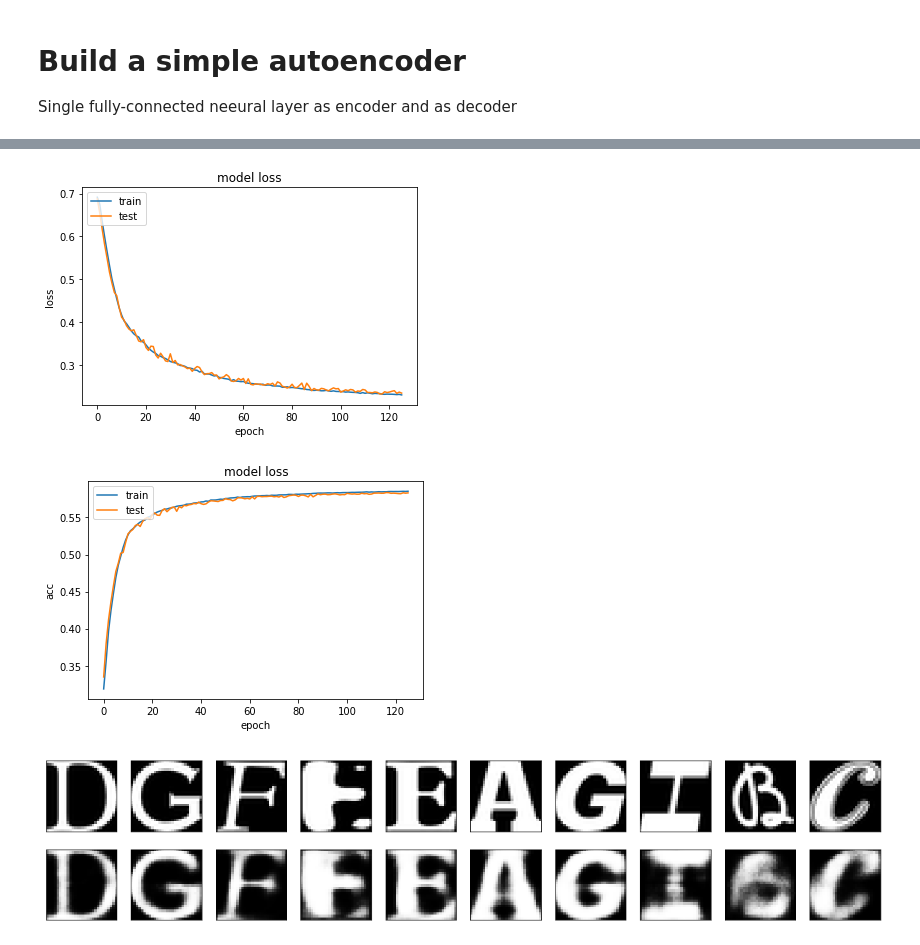
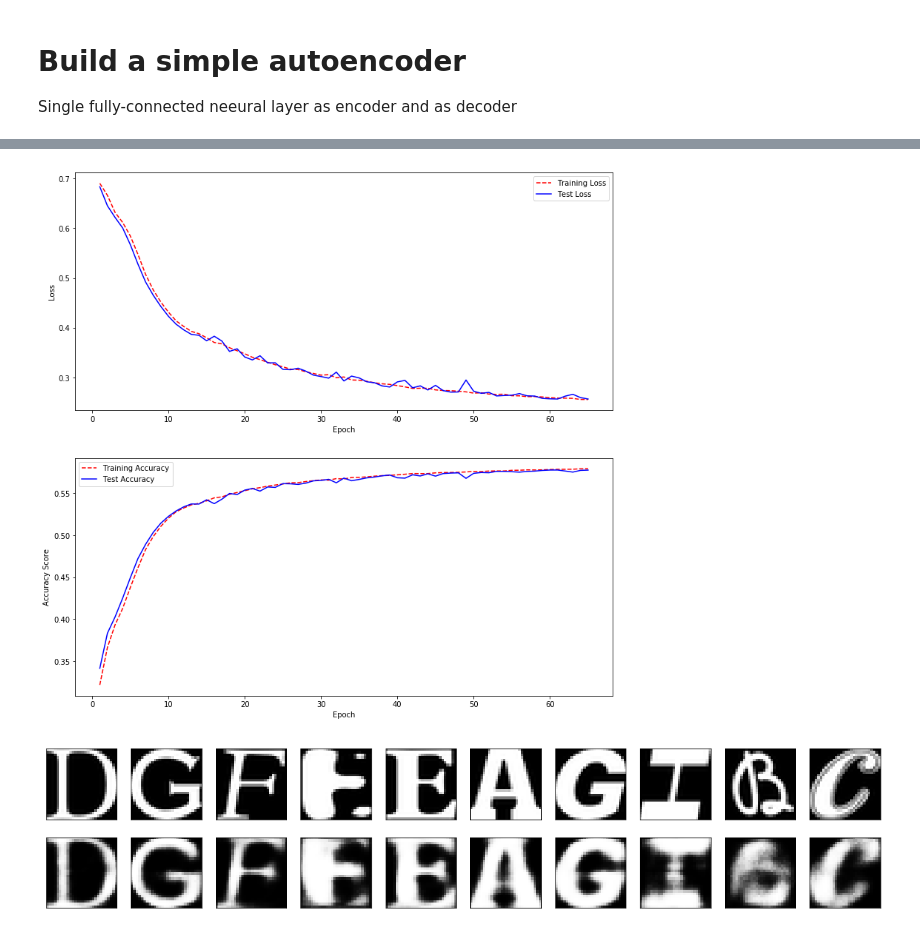
Before and after one commit to JeyDi/Digits-NeuralNet, a Jupyter notebook: experiment-autoencoders.ipynb, the cells around one changed output, grey strips where cells are left out. Cells and saved outputs as stored; diff of their text form; code cells hidden in the pictures.

```diff
--- a/experiment-autoencoders.ipynb
+++ b/experiment-autoencoders.ipynb
@@ -104,6 +106,9 @@ Noisy Images
 
 Single fully-connected neeural layer as encoder and as decoder
 # %%
+
+seed(42)
+
 # this is the size of our encoded representations
 encoding_dim = 32 # 32 floats -> compression of factor 24.5, assuming the input is 784 floats
 
@@ -129,6 +134,10 @@ decoded = Dense(784, activation='sigmoid')(encoded)
 # this model maps an input to its reconstruction
 autoencoder = Model(input_img, decoded)
 
+earlystop = EarlyStopping(monitor='val_acc', min_delta=0.0001, patience=5, \
+                          verbose=1, mode='auto')
+callbacks_list = [earlystop]
+
 ###Create a separate encoder model
 # this model maps an input to its encoded representation
 encoder = Model(input_img, encoded)
@@ -147,14 +156,16 @@ decoder = Model(encoded_input, decoder_layer(encoded_input))
 #Now train autoencoder to reconstruct the input images
 #First, we'll configure our model to use a per-pixel binary crossentropy loss, and the Adadelta optimizer
 autoencoder.compile(optimizer='adadelta', loss='binary_crossentropy',metrics=['accuracy'])
+#autoencoder.compile(optimizer='adam', loss='categorical_crossentropy',metrics=['accuracy'])
 
-seed(42)
+
 
 #Launch the autoencoder
 history = autoencoder.fit(x_train, x_train,
-                    epochs=126,
+                    epochs=100,
                     batch_size=256,
                     shuffle=True,
+                    callbacks=callbacks_list,
                     validation_data=(x_test, x_test))
 # %% [output]
 Train on 11829 samples, validate on 5070 samples
@@ -189,23 +200,49 @@ test_loss = history.history['val_loss']
 training_acc = history.history['acc']
 test_acc = history.history['val_acc']
 
-# summarize history for loss
-plt.plot(training_loss)
-plt.plot(test_loss)
-plt.title('model loss')
-plt.ylabel('loss')
-plt.xlabel('epoch')
-plt.legend(['train', 'test'], loc='upper left')
-plt.show()
+# Plot the accuracy and cost summaries
+f, (ax1, ax2) = plt.subplots(2, 1, sharex=False, figsize=(13,13))
 
-# summarize history for acc
-plt.plot(training_acc)
-plt.plot(test_acc)
-plt.title('model loss')
-plt.ylabel('acc')
-plt.xlabel('epoch')
-plt.legend(['train', 'test'], loc='upper left')
-plt.show()
+# Create count of the number of epochs
+epoch_count = range(1, len(training_loss) + 1)
+
+# Visualize loss history
+ax1.plot(epoch_count, training_loss, 'r--')
+ax1.plot(epoch_count, test_loss, 'b-')
+ax1.legend(['Training Loss', 'Test Loss'])
+ax1.set_ylabel('Loss')
+ax1.set_xlabel('Epoch')
+
+# Create count of the number of epochs
+epoch_count = range(1, len(training_acc) + 1)
+
+# Visualize accuracy history
+ax2.plot(epoch_count, training_acc, 'r--')
+ax2.plot(epoch_count, test_acc, 'b-')
+ax2.legend(['Training Accuracy', 'Test Accuracy'])
+ax2.set_ylabel('Accuracy Score')
+ax1.set_xlabel('Epoch')
+
+plt.xlabel('Epoch')
+plt.show();
+
+# # summarize history for loss
+# plt.plot(training_loss)
+# plt.plot(test_loss)
+# plt.title('model loss')
+# plt.ylabel('loss')
+# plt.xlabel('epoch')
+# plt.legend(['train', 'test'], loc='upper left')
+# plt.show()
+
+# # summarize history for acc
+# plt.plot(training_acc)
+# plt.plot(test_acc)
+# plt.title('model loss')
+# plt.ylabel('acc')
+# plt.xlabel('epoch')
+# plt.legend(['train', 'test'], loc='upper left')
+# plt.show()
 # %% [output]
 _________________________________________________________________
 Layer (type)                 Output Shape              Param #
@@ -220,11 +257,10 @@ dense_22 (Dense)             (None, 784)               25872
 =================================================================
 Total params: 52,048
 Trainable params: 52,048
 Non-trainable params: 0
 _________________________________________________________________
 Keras Autoencoder Keys: dict_keys(['val_loss', 'val_acc', 'loss', 'acc'])
-[figure, old version]
+[figure, new version]
-[figure, removed]
 # %%
 #Try to reconstruct and visualize inputs and the encoded representations
 # encode and decode some digits
```
Also changed, not shown: parts of 5 cells of this notebook, 7 other files.
